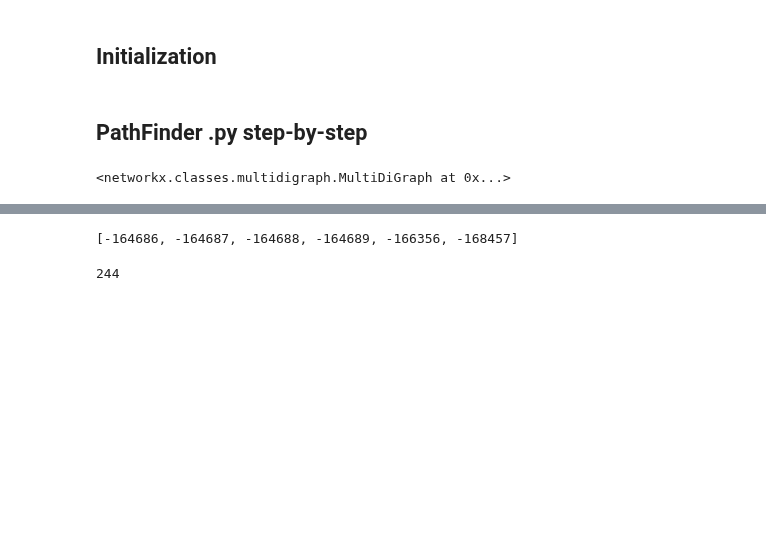
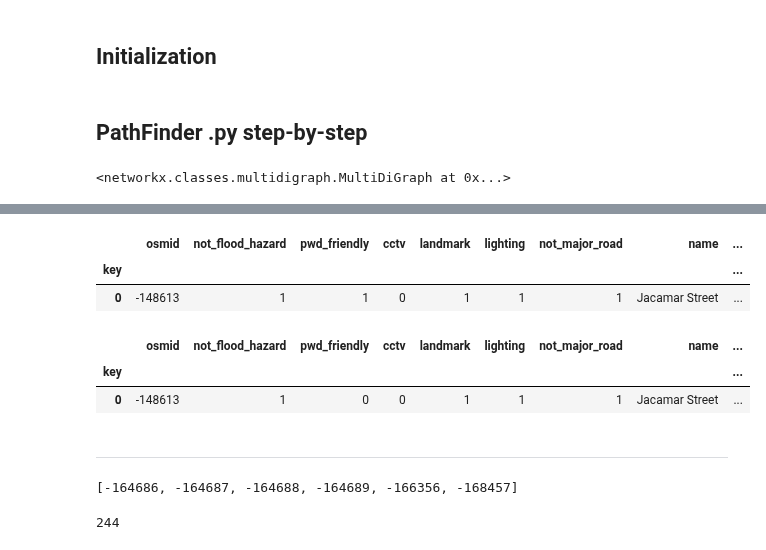
Before and after one commit to spider4929/Pathfinder_API, a Jupyter notebook: test_2.ipynb, the cells around one changed output, grey strips where cells are left out. Drawn from its saved outputs; the diff is of its cells as text; code cells hidden in the pictures; blank space fills up the shorter version.

```diff
--- a/test_2.ipynb
+++ b/test_2.ipynb
@@ -350,0 +354,14 @@ adjusted_profile = api_profile(weather_condition, profile)
+# %%
+client = pymongo.MongoClient("mongodb+srv://team-5-design-project:WJh3Yqe7bLgGwTEr@pathfinder.9orhde9.mongodb.net/?retryWrites=true&w=majority")
+
+db = client["test"]
+collection = db["reports"]
+db_report = collection.find()
+
+reports = []
+
+for report in db_report:
+    print(report['category'])
+    reports.append(report)
+
+client.close()
@@ -350,0 +372,16 @@ adjusted_profile = api_profile(weather_condition, profile)
+# %%
+for report in reports:
+    # print(report['coordinates']['longitude'], report['coordinates']['latitude'])
+    nearest_edge = osmnx.nearest_edges(graph, report['coordinates']['longitude'], report['coordinates']['latitude'], interpolate=None)
+    print(nearest_edge)
+    if 'closure' in report['category']:
+        edges.loc[[nearest_edge[0],nearest_edge[1]], 'closed'] = 1
+        edges.loc[nearest_edge[0],nearest_edge[1]]
+    elif 'not' in report['category']:
+        category = report['category'][4:]
+        edges.loc[[nearest_edge[0],nearest_edge[1]], category] = 0
+        edges.loc[nearest_edge[0],nearest_edge[1]]
+    else:
+        category = report['category']
+        edges.loc[[nearest_edge[0],nearest_edge[1]], category] = 1
+        edges.loc[nearest_edge[0],nearest_edge[1]]
@@ -350,0 +410,6 @@ adjusted_profile = api_profile(weather_condition, profile)
+# %%
+edges.loc[nearest_edge[0],nearest_edge[1]]
+# %% [output]
+|  | osmid | not_flood_hazard | pwd_friendly | cctv | landmark | lighting | not_major_road | name | ... |
+| key |  |  |  |  |  |  |  |  | ... |
+| 0 | -148613 | 1 | 1 | 0 | 1 | 1 | 1 | Jacamar Street | ... |
@@ -351,3 +418,11 @@ adjusted_profile = api_profile(weather_condition, profile)
+# %%
+edges.loc[nearest_edge[0],nearest_edge[1]]
+# %% [output]
+|  | osmid | not_flood_hazard | pwd_friendly | cctv | landmark | lighting | not_major_road | name | ... |
+| key |  |  |  |  |  |  |  |  | ... |
+| 0 | -148613 | 1 | 0 | 0 | 1 | 1 | 1 | Jacamar Street | ... |
+# %% [markdown]
+-------------------------------------------------------------------------------
 # %%
 edges['weight'] = edges.apply(
         lambda row: adjust_weight(row['length'], row, adjusted_profile), axis = 1
```
Also changed, not shown: parts of 9 cells of this notebook, 3 other files.
